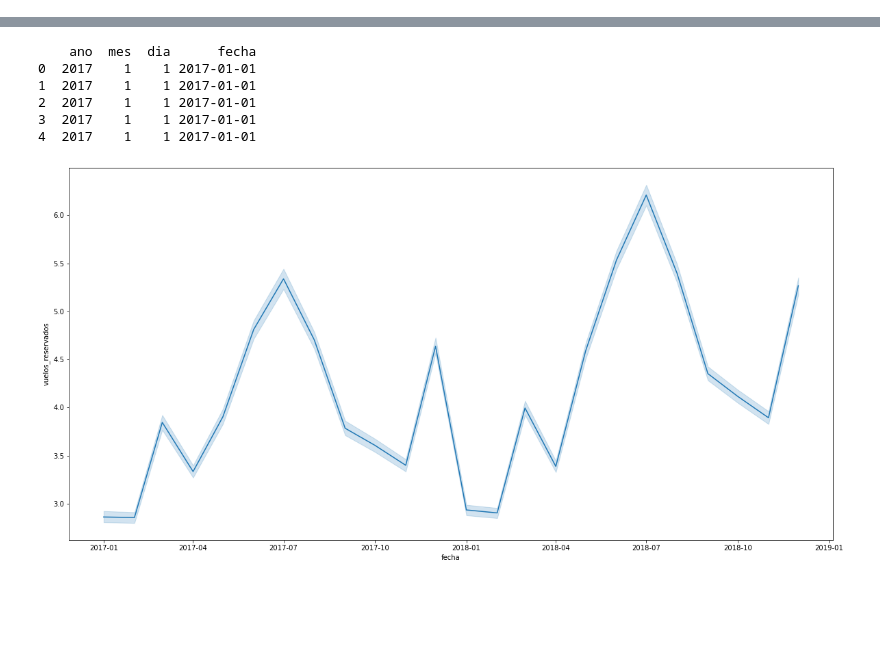
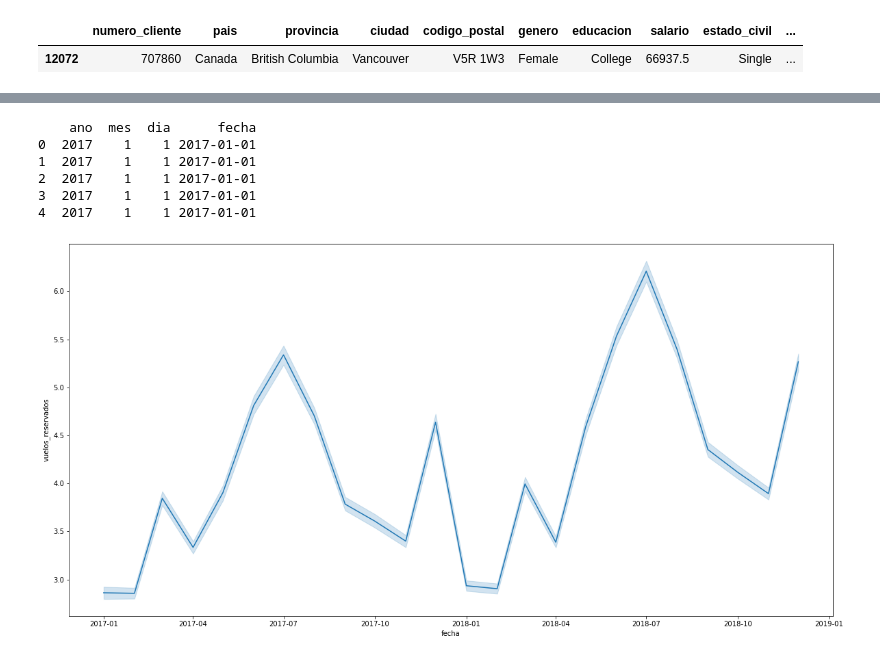
Before and after one commit to Adalab/bda-modulo-3-evaluacion-final-CarmenMoyano, a Jupyter notebook: Visualizacion.ipynb, the cells around one changed output, grey strips where cells are left out. Saved outputs shown, nothing was run; the diff lists cells and outputs as text; code cells hidden in the pictures; blank space fills up the shorter version.

```diff
--- a/Visualizacion.ipynb
+++ b/Visualizacion.ipynb
@@ -39,3 +39,9 @@ df1.sample()
+# %%
+df2 = pd.read_csv("Files/Customer Loyalty History_limpio.csv")
+df2.sample()
+# %% [output]
+|  | numero_cliente | pais | provincia | ciudad | codigo_postal | genero | educacion | salario | estado_civil | ... |
+| 12072 | 707860 | Canada | British Columbia | Vancouver | V5R 1W3 | Female | College | 66937.5 | Single | ... |
 # %%
 df = pd.read_csv("Files/datos_limpio_unidos.csv")
 df.sample()
```
Also changed, not shown: parts of 21 cells of this notebook.
